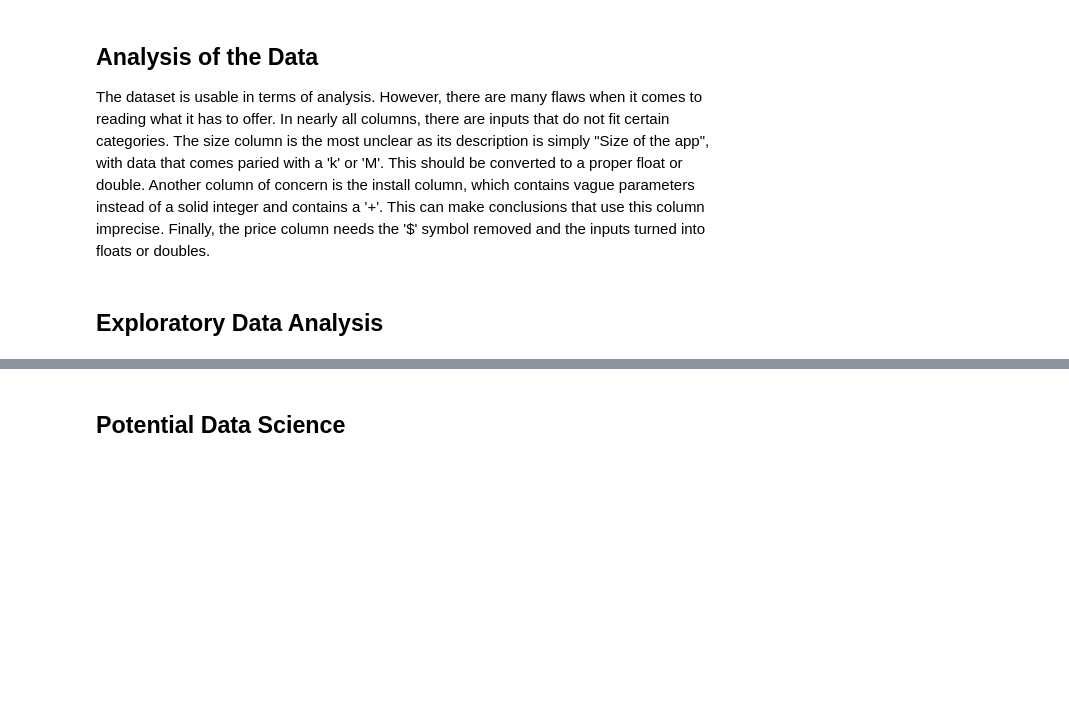
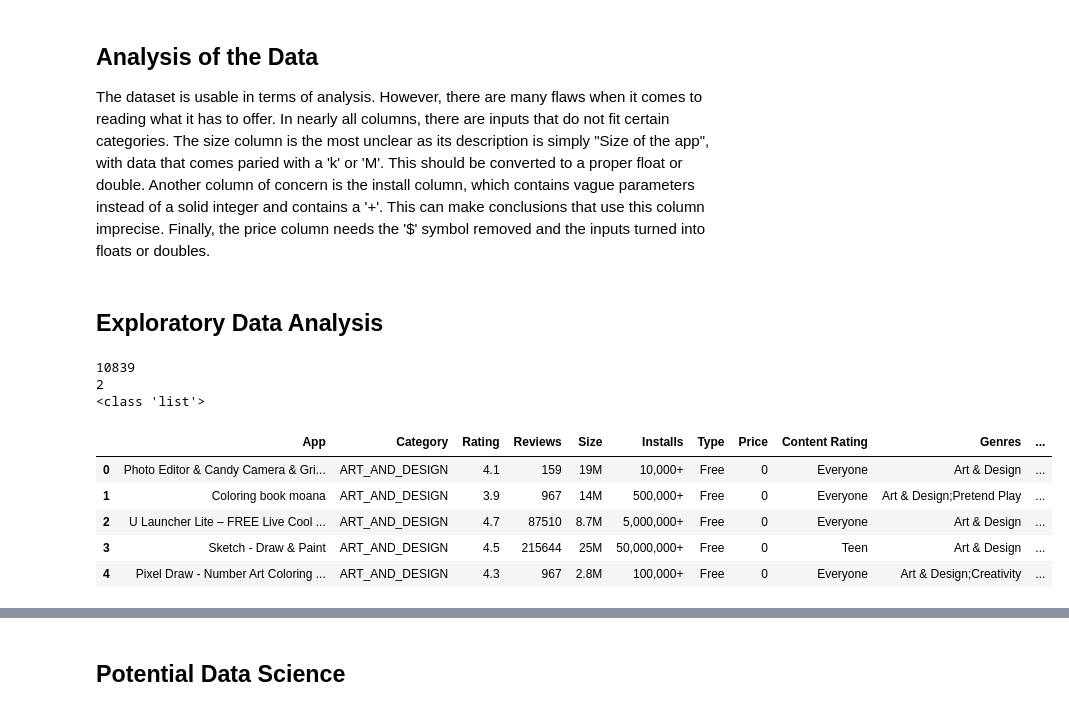
Before and after one commit to Lcy17514465/CSCI2000U-G1-Final-Proj, a Jupyter notebook: project-1-final.ipynb, the cells around one changed output, grey strips where cells are left out. Drawn from its saved outputs; the diff is of its cells as text; code cells hidden in the pictures; blank space fills up the shorter version.

Commit message:
Compiled group work
-replaced file originally uploaded
-put together code from entire group

```diff
--- a/project-1-final.ipynb
+++ b/project-1-final.ipynb
@@ -22,0 +37,79 @@ The dataset is usable in terms of analysis. However, there are many flaws when i
+# %%
+def get_data_csv():
+    collection = []
+    bad_data = []
+    with open('googleplaystore.csv', 'r', encoding='utf-8') as f:
+        for line in csv.DictReader(f):
+            try:
+                has_none = False
+                for key,value in line.items():
+                    if value == None:
+                        raise Exception('')
+                # the following steps are the cleaning process for the dataset
+                line['Rating'] = float(line['Rating'])
+
+                line['Reviews'] = int(line['Reviews'])
+                # we convert the 'Rating' column from str to float
+                # and convert 'Reviews' column from str to int
+
+                size_unit = line['Size'][-1]
+                mutiplier = 1
+
+
+                if size_unit.upper() == 'M':
+                    mutiplier = 1024 * 1024
+                elif size_unit.upper() == 'K':
+                    mutiplier = 1024
+                # there are 'k' and ' M' in 'Size' coumn, beacause this
+                # is the size of an software, then we convert
+                # 'k' to '*1024' and 'M' to '1024'
+                else:
+                    line['Size'] = '-1s'
+                line['Size'] = float(line['Size'][:-1]) * mutiplier
+
+                line['Installs'] = int(line['Installs'][:-1].replace(',', ''))
+                # there is '+' at the end of data in 'Installs' column,
+                # we convert 'number+' to 'number * 1'
+
+                if line['Price'] == '0':
+                    line['Price'] = 0
+                else:
+                    line['Price'] = float(line['Price'][1:])
+                # we change the data type in 'Price' column from str to int
+                collection.append(line)
+            except:
+                bad_data.append(line)
+                # because there are some data have missing concept, then
+                # we stored these missing data into  bad_data
+        return collection,bad_data
+
+
+#at last, we convert all the data to int or float and ignore bad data
+#this is convenient for us to calculate the following data
+
+
+# do not run the plot code more than once
+# if the code is run more than once, the size of each content label
+# will explode, if this situation happened, restart the kernel
+# we didn't know what's wrong with this situation
+
+
+# the data
+data, bad_data = get_data_csv()
+print(len(data)) # good inputs
+print(len(bad_data)) # bad inputs
+print(type(data)) # data type
+
+# check if pandas works
+data_frame = pd.read_csv("googleplaystore.csv")
+data_frame.head()
+# %% [output]
+10839
+2
+<class 'list'>
+|  | App | Category | Rating | Reviews | Size | Installs | Type | Price | Content Rating | Genres | ... |
+| 0 | Photo Editor & Candy Camera & Gri... | ART_AND_DESIGN | 4.1 | 159 | 19M | 10,000+ | Free | 0 | Everyone | Art & Design | ... |
+| 1 | Coloring book moana | ART_AND_DESIGN | 3.9 | 967 | 14M | 500,000+ | Free | 0 | Everyone | Art & Design;Pretend Play | ... |
+| 2 | U Launcher Lite – FREE Live Cool ... | ART_AND_DESIGN | 4.7 | 87510 | 8.7M | 5,000,000+ | Free | 0 | Everyone | Art & Design | ... |
+| 3 | Sketch - Draw & Paint | ART_AND_DESIGN | 4.5 | 215644 | 25M | 50,000,000+ | Free | 0 | Teen | Art & Design | ... |
+| 4 | Pixel Draw - Number Art Coloring ... | ART_AND_DESIGN | 4.3 | 967 | 2.8M | 100,000+ | Free | 0 | Everyone | Art & Design;Creativity | ... |
```
Also changed, not shown: parts of 7 cells of this notebook, 2 other files.
